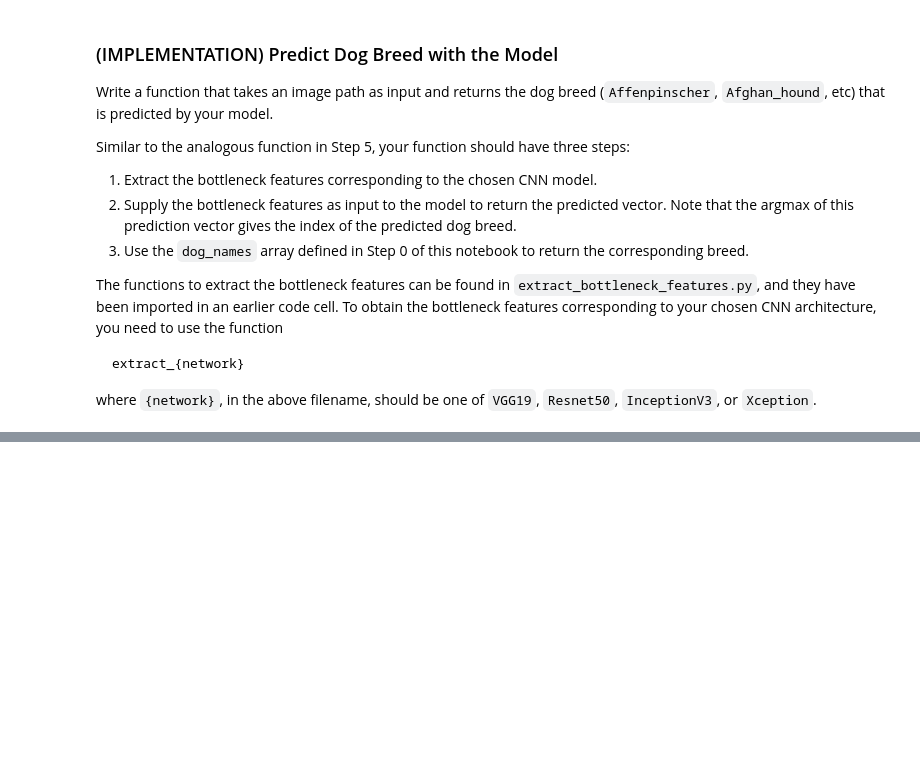
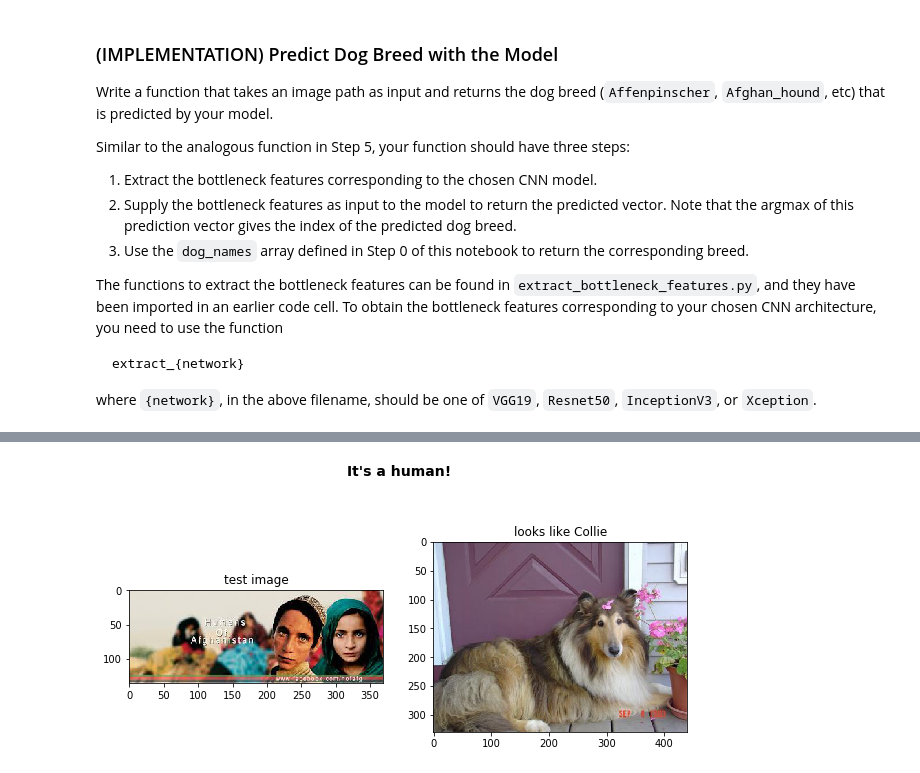
Before and after one commit to evgenyfadeev/dog-project, a Jupyter notebook: dog_app.ipynb, the cells around one changed output, grey strips where cells are left out. Cells and saved outputs as stored; diff of their text form; code cells hidden in the pictures; blank space fills up the shorter version.

```diff
--- a/dog_app.ipynb
+++ b/dog_app.ipynb
@@ -826,0 +842,4 @@ report_dog_human_or_other(dog_files_short[105])
+# %%
+report_dog_human_or_other('myfiles/human2.jpeg')
+# %% [output]
+[figure, added]
```
Also changed, not shown: parts of 16 cells of this notebook.
